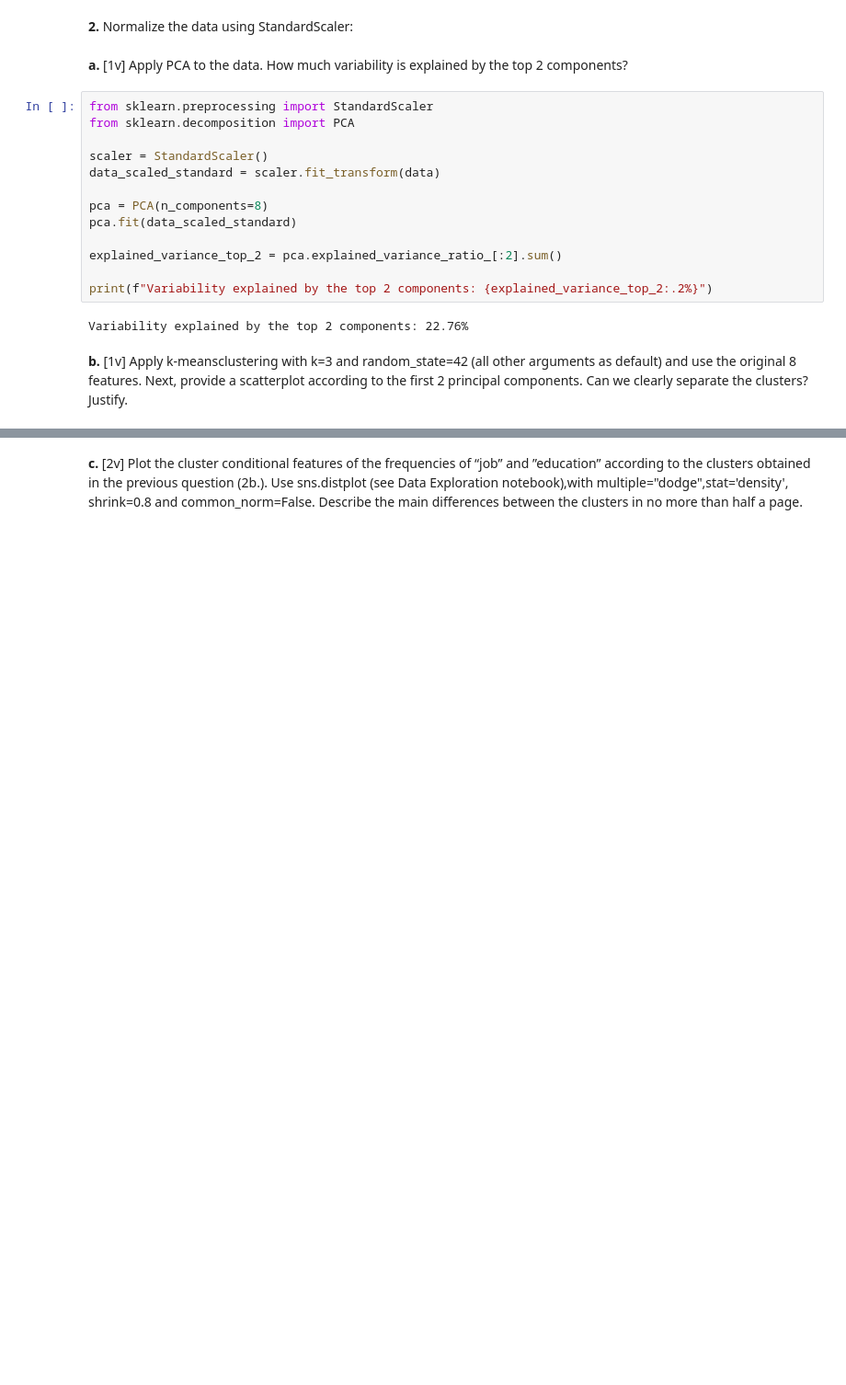
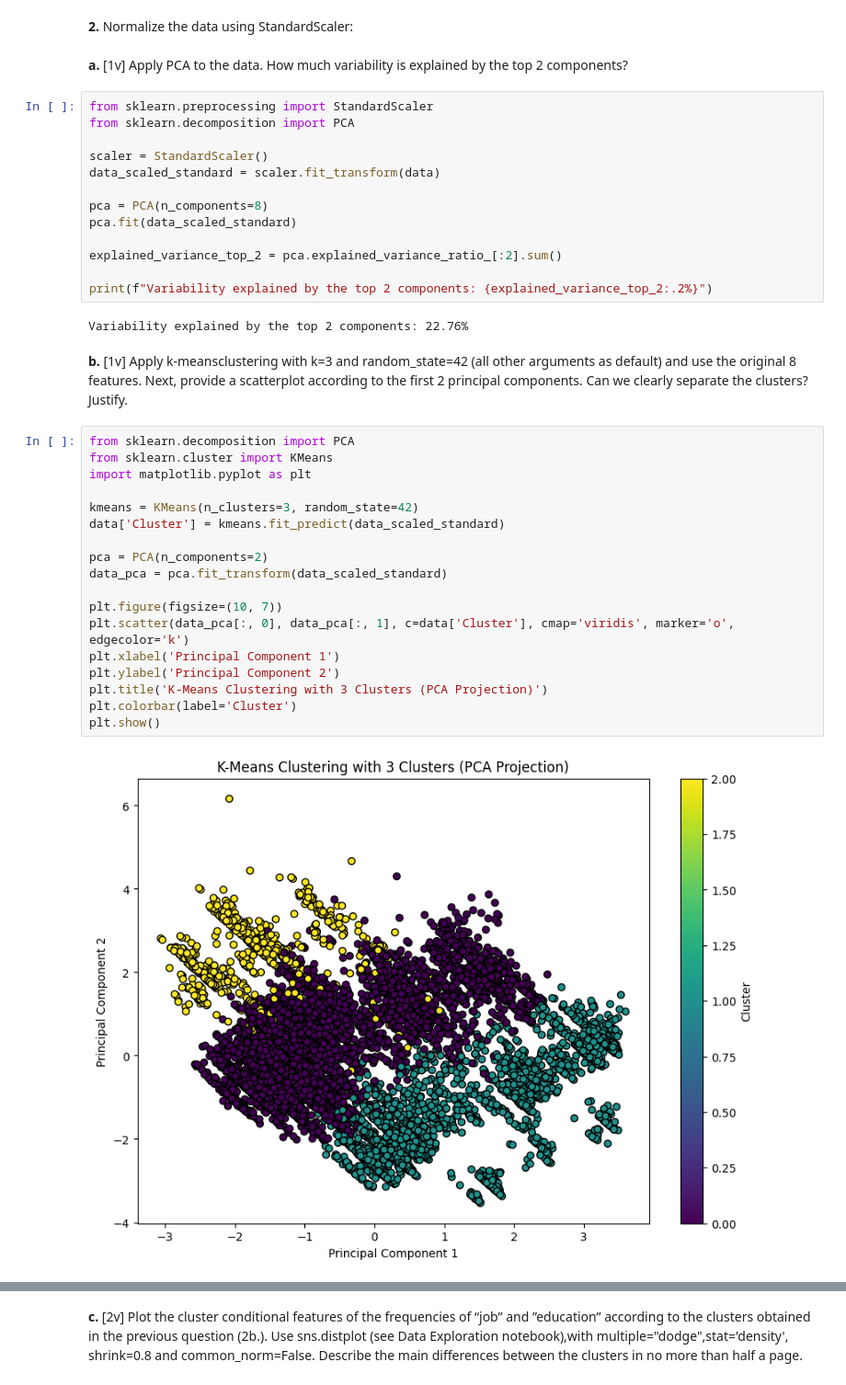
Before and after one commit to afonso215/piercings, a Jupyter notebook: HW4/bafospt4.ipynb, the cells around one changed output, grey strips where cells are left out. Shown: that part at 92% size. Saved outputs shown, nothing was run; the diff lists cells and outputs as text; blank space fills up the shorter version.

```diff
--- a/HW4/bafospt4.ipynb
+++ b/HW4/bafospt4.ipynb
@@ -115,3 +107,23 @@ Variability explained by the top 2 components: 22.76%
 # %% [markdown]
 **b.** [1v] Apply k-meansclustering with k=3 and random_state=42 (all other arguments as default) and use the original 8 features. Next, provide a scatterplot according to the first 2 principal components. Can we clearly separate the clusters?
 Justify.
+# %%
+from sklearn.decomposition import PCA
+from sklearn.cluster import KMeans
+import matplotlib.pyplot as plt
+
+kmeans = KMeans(n_clusters=3, random_state=42)
+data['Cluster'] = kmeans.fit_predict(data_scaled_standard)
+
+pca = PCA(n_components=2)
+data_pca = pca.fit_transform(data_scaled_standard)
+
+plt.figure(figsize=(10, 7))
+plt.scatter(data_pca[:, 0], data_pca[:, 1], c=data['Cluster'], cmap='viridis', marker='o', edgecolor='k')
+plt.xlabel('Principal Component 1')
+plt.ylabel('Principal Component 2')
+plt.title('K-Means Clustering with 3 Clusters (PCA Projection)')
+plt.colorbar(label='Cluster')
+plt.show()
+# %% [output]
+[figure, added]
```
Also changed, not shown: parts of 5 cells of this notebook.
